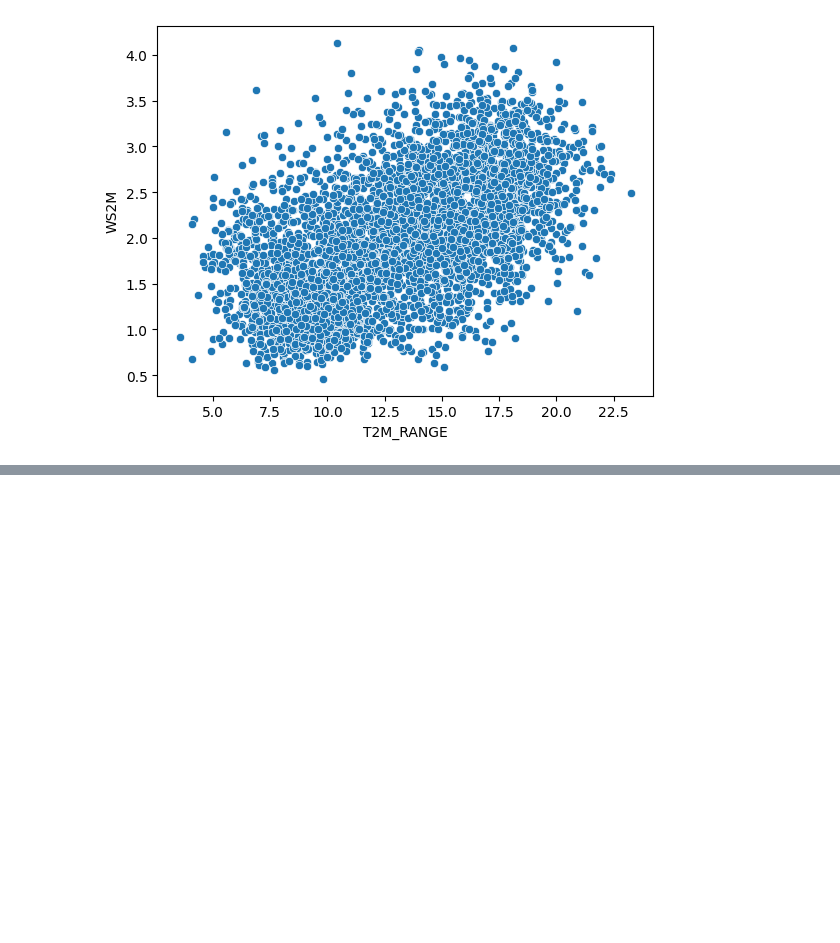
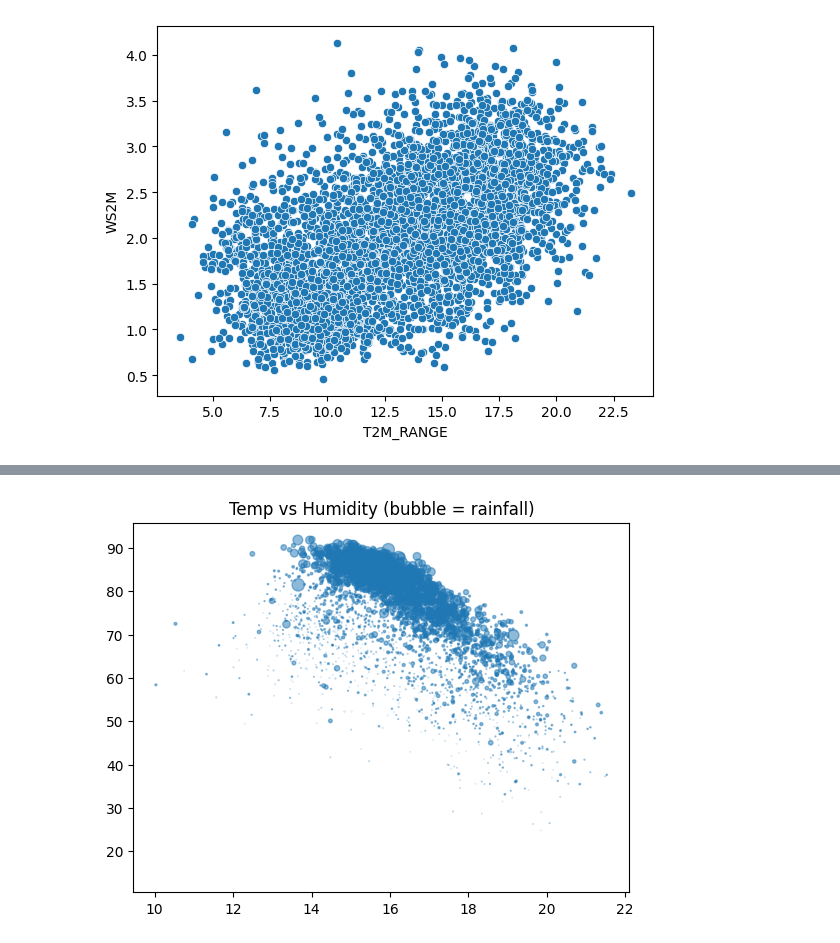
Before and after one commit to fenet-as/climate-challenge-week0, a Jupyter notebook: notebooks/ethiopia_eda.ipynb, the cells around one changed output, grey strips where cells are left out. Saved outputs shown, nothing was run; the diff lists cells and outputs as text; code cells hidden in the pictures; blank space fills up the shorter version.

```diff
--- a/notebooks/ethiopia_eda.ipynb
+++ b/notebooks/ethiopia_eda.ipynb
@@ -143,0 +155,7 @@ plt.show()
+# %%
+plt.scatter(df["T2M"], df["RH2M"],
+            s=df["PRECTOTCORR"]*2, alpha=0.5)
+plt.title("Temp vs Humidity (bubble = rainfall)")
+plt.show()
+# %% [output]
+[figure, added]
```
Also changed, not shown: parts of 2 cells of this notebook.
